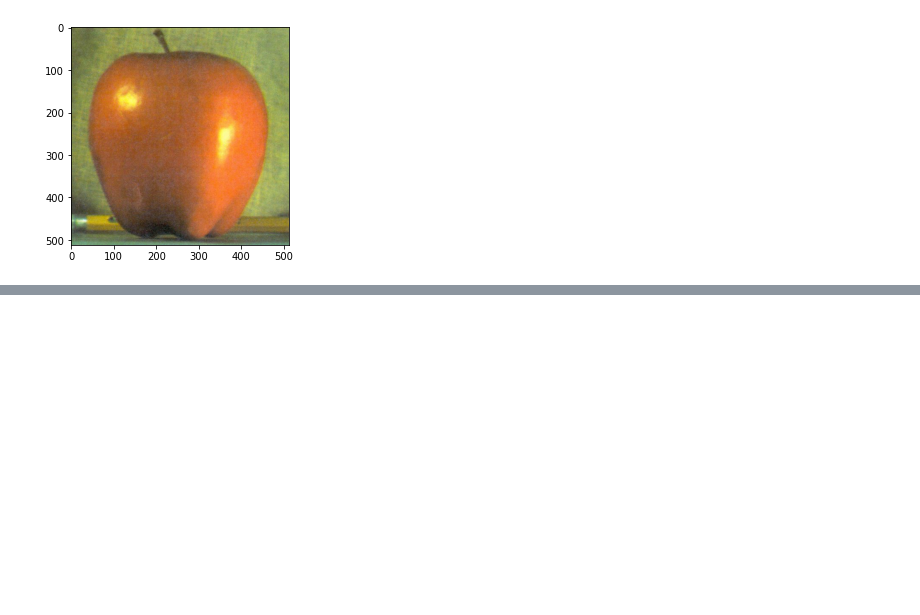
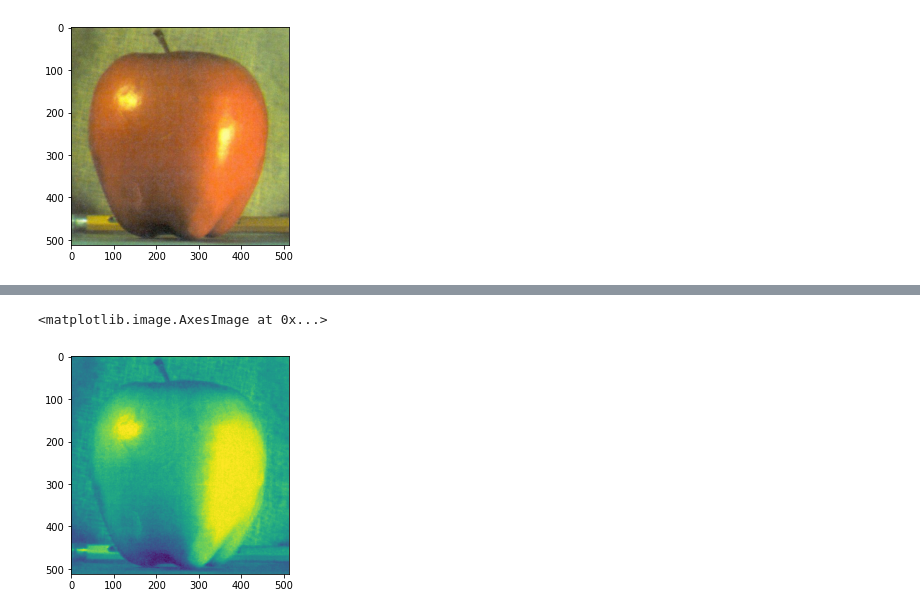
Before and after one commit to twyunting/CSC-676_Computer-Vision, a Jupyter notebook: Homeworks/hw3/homework3/code/pyramidBlending.ipynb, the cells around one changed output, grey strips where cells are left out. Drawn from its saved outputs; the diff is of its cells as text; code cells hidden in the pictures; blank space fills up the shorter version.

```diff
--- a/Homeworks/hw3/homework3/code/pyramidBlending.ipynb
+++ b/Homeworks/hw3/homework3/code/pyramidBlending.ipynb
@@ -604,0 +429,10 @@ NameError: ignored
+# %%
+apple = imageio.imread('apple.jpg')
+orange = imageio.imread('orange.jpg')
+mask = cv2.imread('mask.jpg', 0)
+
+apple_b,apple_g,apple_r = cv2.split(apple)
+plt.imshow(apple_b)
+# %% [output]
+<matplotlib.image.AxesImage at 0x...>
+[figure, added]
```
Also changed, not shown: parts of 7 cells of this notebook, 1 other file.
